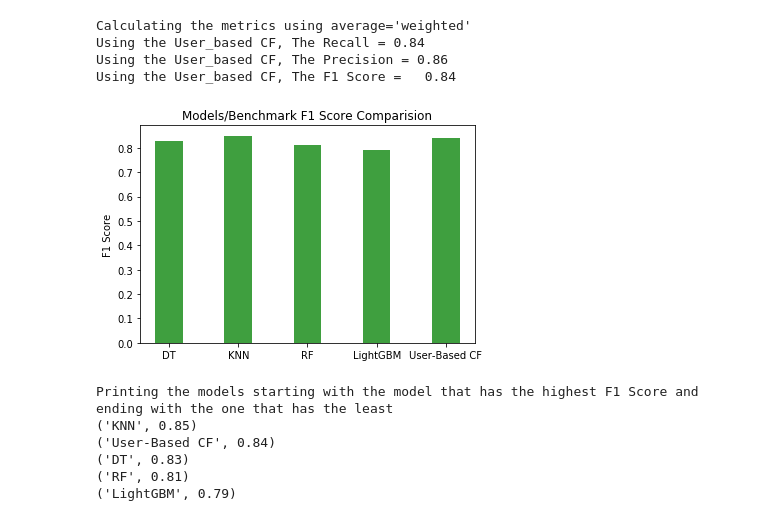
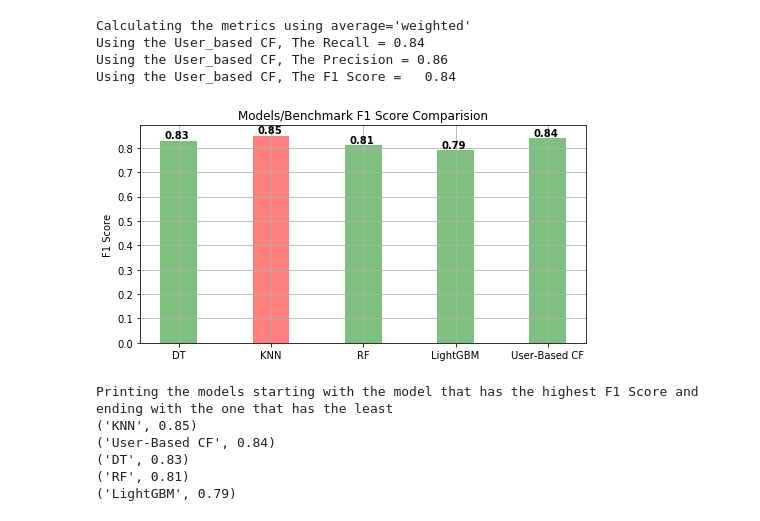
Before and after one commit to AmanyAbdelhalim/Movie-Recommendation-system, a Jupyter notebook: movierecommender.ipynb, the cells around one changed output. Drawn from its saved outputs; the diff is of its cells as text; code cells hidden in the pictures.

```diff
--- a/movierecommender.ipynb
+++ b/movierecommender.ipynb
@@ -846,0 +889,3 @@ for i in tqdm(range(0,len(users))):
+# %%
+print(f1scores)
+f1scores.append(0) # for the Collaborative Filtering
@@ -846,0 +894,21 @@ for i in tqdm(range(0,len(users))):
+# %%
+# Plooting the distribution of the f1 score of the four models that I trained
+classes=('DT','KNN','RF','LightGBM')
+width = 0.40       # the width of the bars
+y_pos = np.arange(len(classes))
+plt.bar(y_pos, f1scores, width,align='center', color= ['g'if x<max(f1scores) else 'r' for x in f1scores] ,alpha=0.5)
+plt.xticks(y_pos, classes)
+plt.grid()
+plt.ylabel('F1 Score')
+plt.title('Models Comparision')
+fig_size = plt.rcParams["figure.figsize"]
+fig_size[0] = 8
+fig_size[1] = 4
+plt.rcParams["figure.figsize"] = fig_size
+print "Current figure size:", fig_size
+plt.savefig('my model comparision')
+
+# To add percentages on top of the bars
+for i, v in enumerate(f1scores):
+    plt.text(i-0.15  ,v+0.01 , str(v), color='black', fontweight='bold')
+plt.show()
@@ -902,7 +1020,7 @@ print("Calculating the metrics using average='micro'")
 print("Using the User_based CF, The Recall = %.2f" %(1.0*(totalrecal/len(users))))
 print("Using the User_based CF, The Precision = %.2f" %(1.0*(totalprecision/len(users))))
 print("Using the User_based CF, The F1 Score =   %.2f" %(1.0*(totalf1score/len(users))))
-benchmarkf1score.append(round(1.0*(totalf1score/len(users))))
+benchmarkf1score.append(round(1.0*(totalf1score/len(users)),2))
 # %% [output]
 Calculating the metrics using average='micro'
 Using the User_based CF, The Recall = 0.84
@@ -924,25 +1042,33 @@ print("Calculating the metrics using average='weighted'")
 print("Using the User_based CF, The Recall = %.2f" %(1.0*(totalrecal/len(users))))
 print("Using the User_based CF, The Precision = %.2f" %(1.0*(totalprecision/len(users))))
 print("Using the User_based CF, The F1 Score =   %.2f" %(1.0*(totalf1score/len(users))))
-benchmarkf1score.append(round(1.0*(totalf1score/len(users))))
-f1scores.append(max(benchmarkf1score))
+benchmarkf1score.append(round(1.0*(totalf1score/len(users)),2))
+f1scores[4]=max(benchmarkf1score)
 # %% [output]
 Calculating the metrics using average='weighted'
 Using the User_based CF, The Recall = 0.84
 Using the User_based CF, The Precision = 0.86
 Using the User_based CF, The F1 Score =   0.84
 # %%
-#plotting the highest F1 scores obtained by my four models against the F1 score obtained by the bench mark model "user based collaborative filtering
+# Plotting the highest F1 scores obtained by my four models against the F1 score obtained by the bench mark model "user based collaborative filtering
 
 models=('DT','KNN','RF','LightGBM','User-Based CF')
 width = 0.40       # the width of the bars
 y_pos = np.arange(len(models))
-plt.bar(y_pos, f1scores, width,align='center', color= 'green' ,alpha=0.5)
+plt.bar(y_pos, f1scores, width,align='center', color= ['g'if x<max(f1scores) else 'r' for x in f1scores] ,alpha=0.5)
+plt.grid()
 plt.xticks(y_pos, models)
 plt.ylabel('F1 Score')
 plt.title('Models/Benchmark F1 Score Comparision')
+fig_size = plt.rcParams["figure.figsize"]
+fig_size[0] = 8
+fig_size[1] = 4
+plt.rcParams["figure.figsize"] = fig_size
 plt.savefig('model_benchmark_f1score')
+
+for i, v in enumerate(f1scores):
+    plt.text(i-0.15  ,v+0.01 , str(v), color='black', fontweight='bold')
 plt.show()
 # %% [output]
-[figure, old version]
+[figure, new version]
 # %%
```
Also changed, not shown: parts of 56 cells of this notebook.
